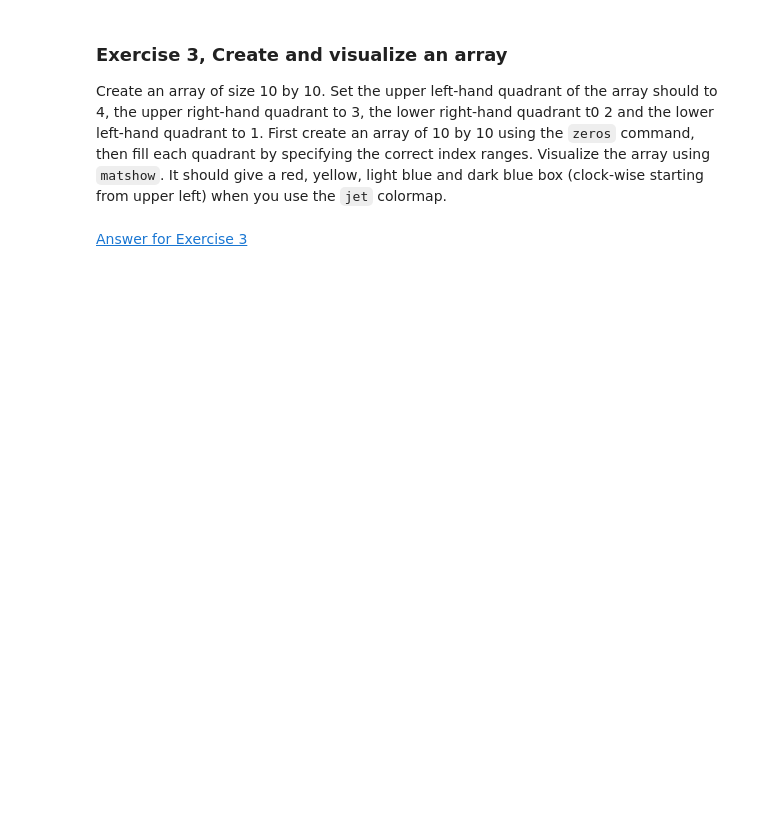
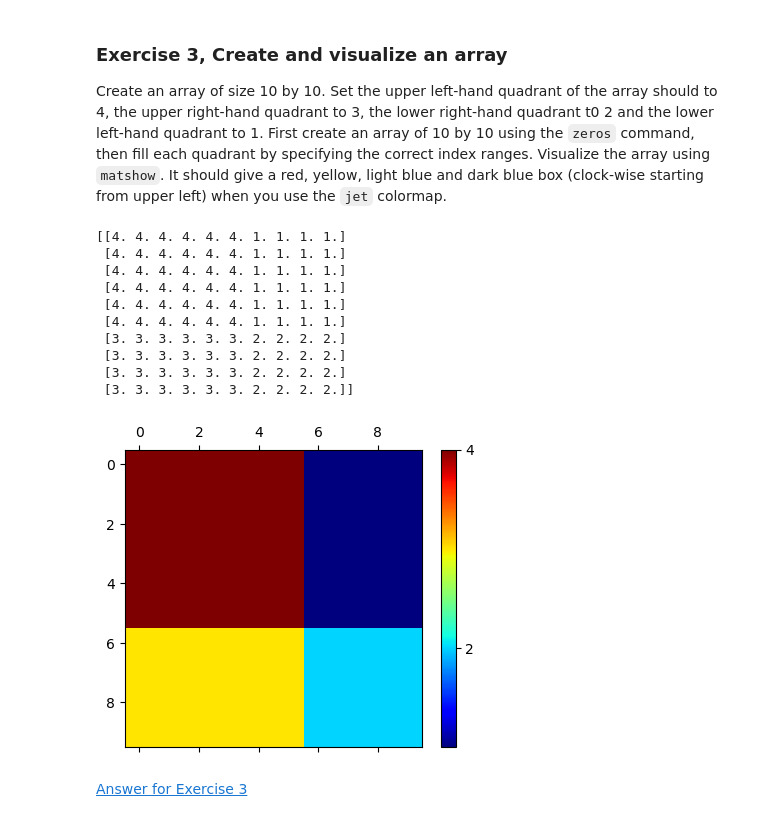
Before and after one commit to lucius-k/TUD_python_course_b, a Jupyter notebook: notebook2_arrays/py_exploratory_comp_2_sol.ipynb, the cells around one changed output. Saved outputs shown, nothing was run; the diff lists cells and outputs as text; code cells hidden in the pictures; blank space fills up the shorter version.

```diff
--- a/notebook2_arrays/py_exploratory_comp_2_sol.ipynb
+++ b/notebook2_arrays/py_exploratory_comp_2_sol.ipynb
@@ -242,6 +278,27 @@ plt.colorbar(ticks=np.arange(2, 9, 2), shrink=0.8);
 # %% [markdown]
 ### Exercise 3, <a name="back3"></a> Create and visualize an array
 Create an array of size 10 by 10. Set the upper left-hand quadrant of the array should to 4, the upper right-hand quadrant to 3, the lower right-hand quadrant t0 2 and the lower left-hand quadrant to 1. First create an array of 10 by 10 using the `zeros` command, then fill each quadrant by specifying the correct index ranges. Visualize the array using `matshow`. It should give a red, yellow, light blue and dark blue box (clock-wise starting from upper left) when you use the `jet` colormap.
+# %%
+x = np.zeros((10, 10))
+x[0:6, 0:6] = 4
+x[6:10, 0:6] = 3
+x[6:10, 6:10] = 2
+x[0:6, 6:10] = 1
+plt.matshow(x, cmap='jet')
+plt.colorbar(ticks=[2, 4, 6, 8], shrink=0.8)
+print(x)
+# %% [output]
+[[4. 4. 4. 4. 4. 4. 1. 1. 1. 1.]
+ [4. 4. 4. 4. 4. 4. 1. 1. 1. 1.]
+ [4. 4. 4. 4. 4. 4. 1. 1. 1. 1.]
+ [4. 4. 4. 4. 4. 4. 1. 1. 1. 1.]
+ [4. 4. 4. 4. 4. 4. 1. 1. 1. 1.]
+ [4. 4. 4. 4. 4. 4. 1. 1. 1. 1.]
+ [3. 3. 3. 3. 3. 3. 2. 2. 2. 2.]
+ [3. 3. 3. 3. 3. 3. 2. 2. 2. 2.]
+ [3. 3. 3. 3. 3. 3. 2. 2. 2. 2.]
+ [3. 3. 3. 3. 3. 3. 2. 2. 2. 2.]]
+[figure, added]
 # %% [markdown]
 <a href="#ex3answer">Answer for Exercise 3</a>
 # %% [markdown]
```
Also changed, not shown: parts of 15 cells of this notebook, 2 other files.
